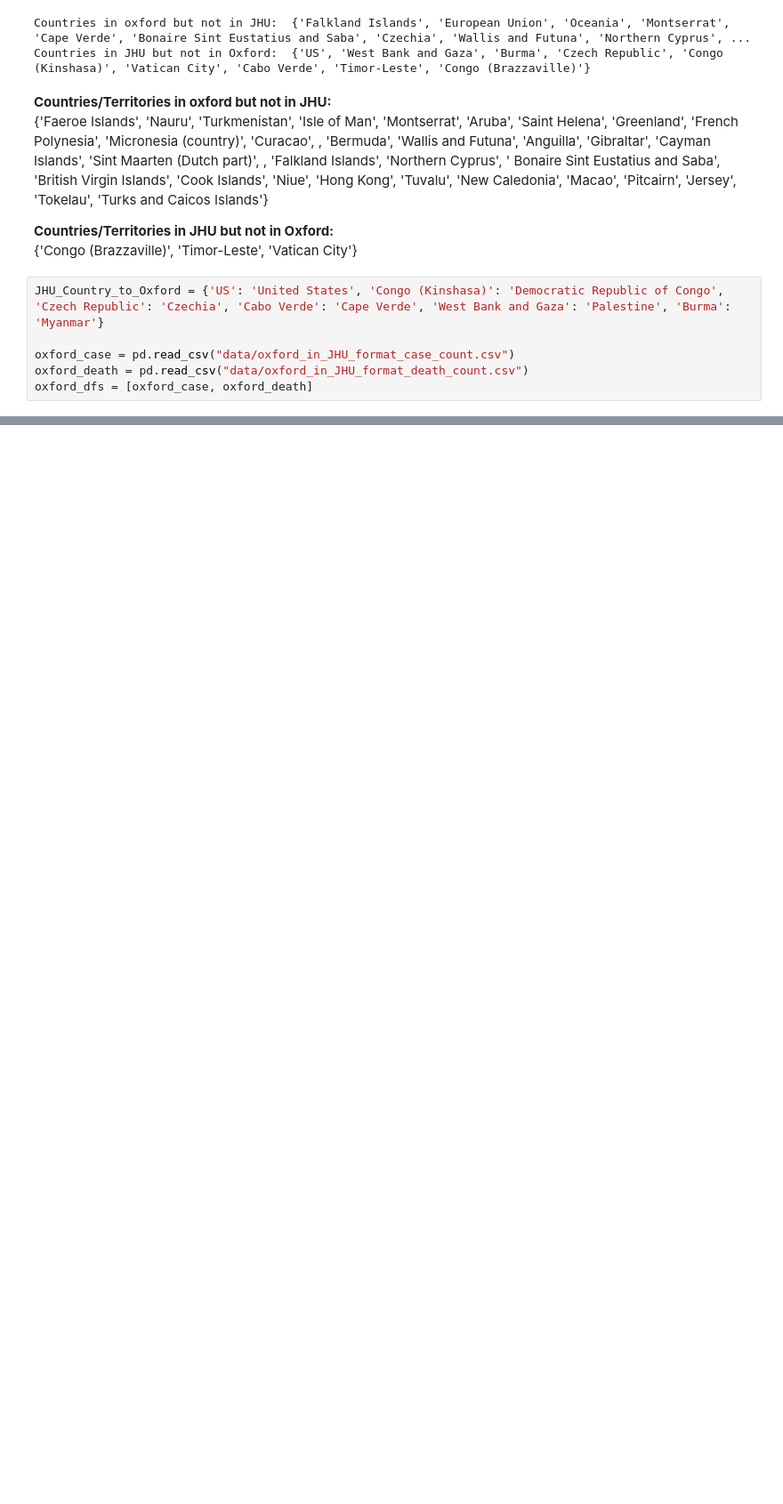
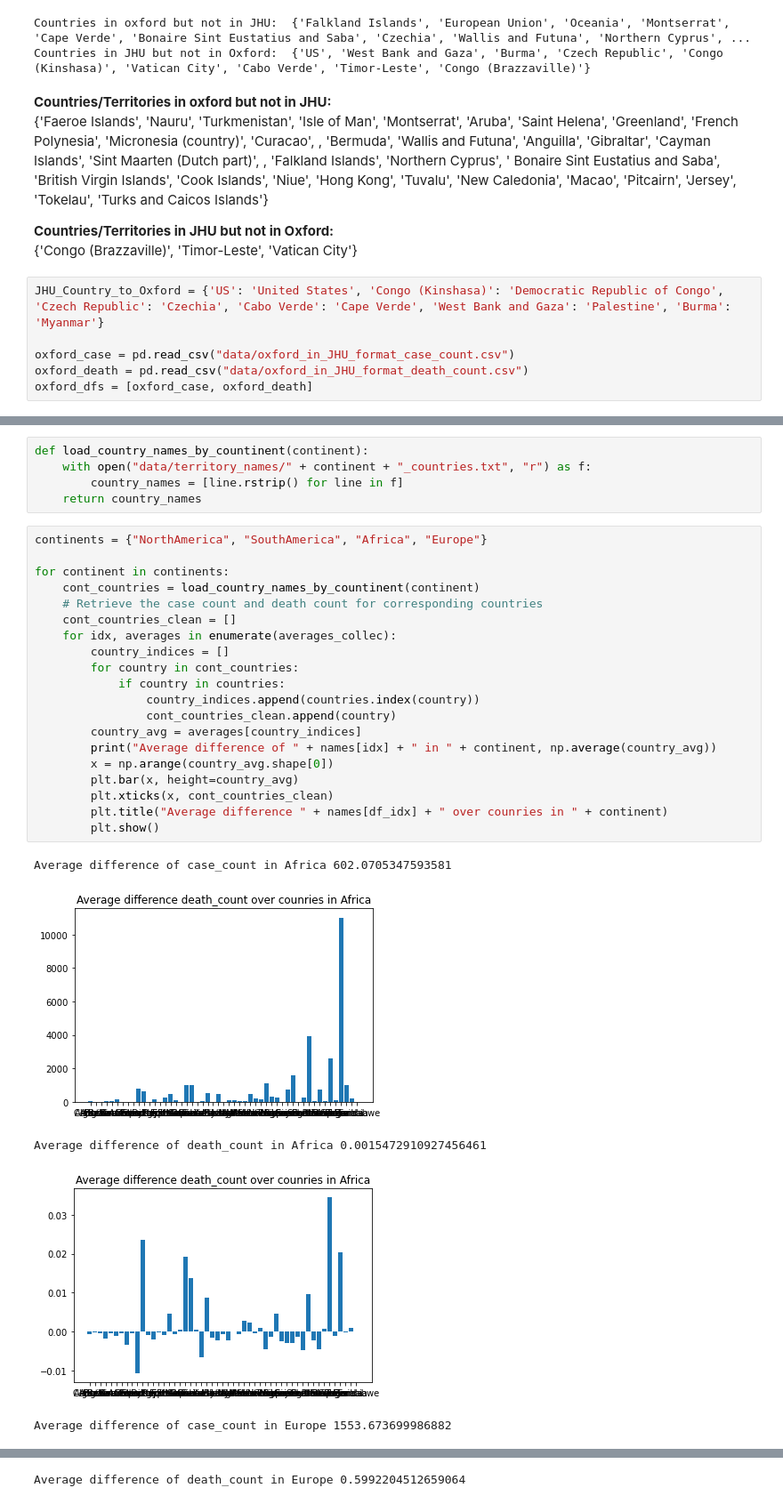
Before and after one commit to KaiserWhoLearns/COVID19DataAnalysis, a Jupyter notebook: data_comparison.ipynb, the cells around one changed output, grey strips where cells are left out. Shown at 89% size. Cells and saved outputs as stored; diff of their text form; blank space fills up the shorter version.

```diff
--- a/data_comparison.ipynb
+++ b/data_comparison.ipynb
@@ -109,0 +186,31 @@ None
+# %%
+def load_country_names_by_countinent(continent):
+    with open("data/territory_names/" + continent + "_countries.txt", "r") as f:
+        country_names = [line.rstrip() for line in f]
+    return country_names
+# %%
+continents = {"NorthAmerica", "SouthAmerica", "Africa", "Europe"}
+
+for continent in continents:
+    cont_countries = load_country_names_by_countinent(continent)
+    # Retrieve the case count and death count for corresponding countries
+    cont_countries_clean = []
+    for idx, averages in enumerate(averages_collec):
+        country_indices = []
+        for country in cont_countries:
+            if country in countries:
+                country_indices.append(countries.index(country))
+                cont_countries_clean.append(country)
+        country_avg = averages[country_indices]
+        print("Average difference of " + names[idx] + " in " + continent, np.average(country_avg))
+        x = np.arange(country_avg.shape[0])
+        plt.bar(x, height=country_avg)
+        plt.xticks(x, cont_countries_clean)
+        plt.title("Average difference " + names[df_idx] + " over counries in " + continent)
+        plt.show()
+# %% [output]
+Average difference of case_count in Africa 602.0705347593581
+[figure, added]
+Average difference of death_count in Africa 0.0015472910927456461
+[figure, added]
+Average difference of case_count in Europe 1553.673699986882
@@ -109,0 +218 @@ None
+Average difference of death_count in Europe 0.5992204512659064
```
Also changed, not shown: parts of 9 cells of this notebook.
